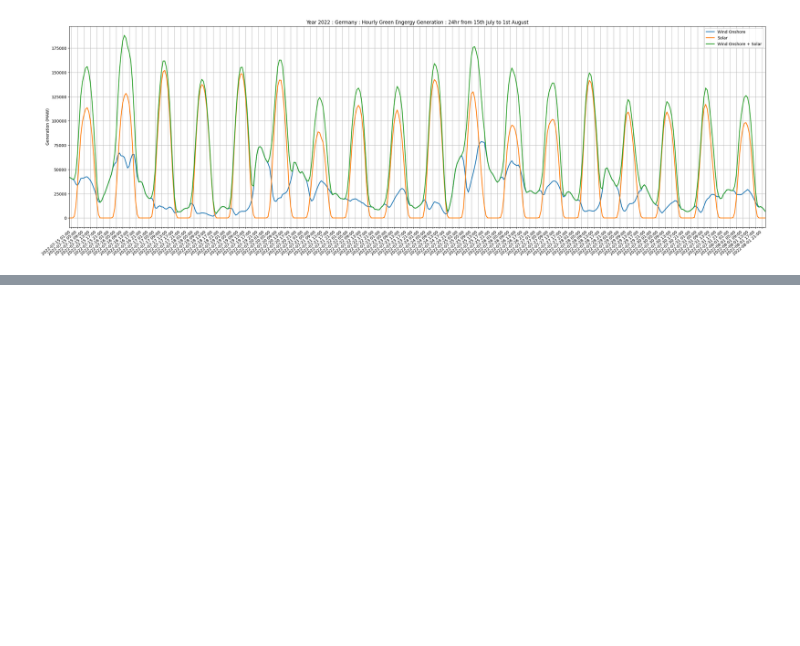
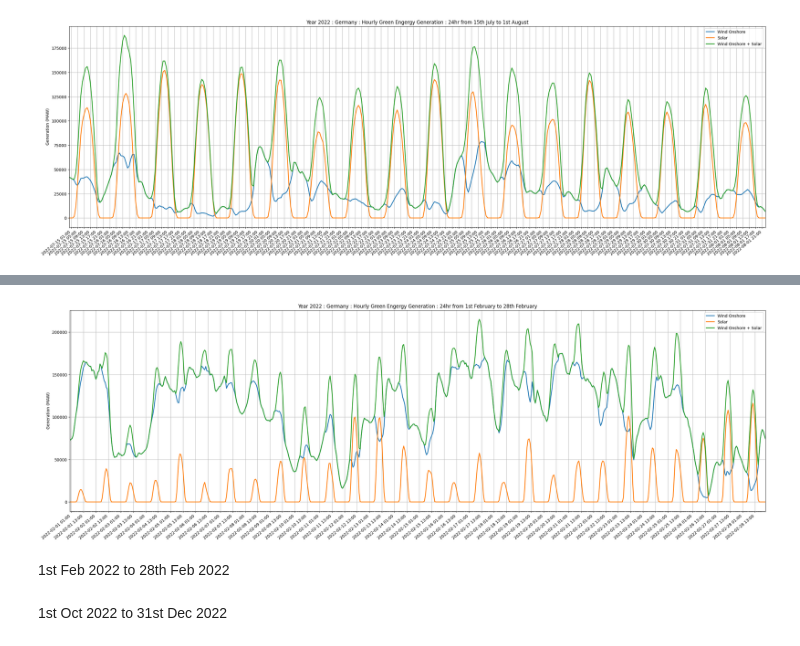
Before and after one commit to mahbubur-87/SE-Europe-Data_Challenge_Template, a Jupyter notebook: se-europe-data-challenge-data-analysis.ipynb, the cells around one changed output, grey strips where cells are left out. Saved outputs shown, nothing was run; the diff lists cells and outputs as text; code cells hidden in the pictures; blank space fills up the shorter version.

```diff
--- a/se-europe-data-challenge-data-analysis.ipynb
+++ b/se-europe-data-challenge-data-analysis.ipynb
@@ -1496,0 +1598,4 @@ for label in ax.get_xticklabels():
+# %%
+end_date = datetime.fromisoformat('2022-02-28 23:59:59+00:00')
+df_gen_2022_hourly_de_solar_feb = df_gen_2022_hourly_de_solar_feb[pd.to_datetime(df_gen_2022_hourly_de_solar_feb["StartTime"]) <= end_date]
+df_gen_2022_hourly_de_solar_feb
@@ -1496,0 +1616,4 @@ for label in ax.get_xticklabels():
+# %%
+df_gen_2022_hourly_de_solar_feb = df_gen_2022_hourly_de_solar_feb.groupby(by=["StartTime", "EndTime"])["quantity"].sum()
+df_gen_2022_hourly_de_solar_feb = df_gen_2022_hourly_de_solar_feb.reset_index()
+df_gen_2022_hourly_de_solar_feb
@@ -1496,0 +1634,3 @@ for label in ax.get_xticklabels():
+# %%
+df_gen_2022_hourly_de_wos_solar_feb = pd.concat([df_gen_2022_hourly_de_wind_onshore_feb, df_gen_2022_hourly_de_solar_feb])
+df_gen_2022_hourly_de_wos_solar_feb
@@ -1496,0 +1651,4 @@ for label in ax.get_xticklabels():
+# %%
+df_gen_2022_hourly_de_wind_onshore_solar_feb = df_gen_2022_hourly_de_wos_solar_feb.groupby(by=["StartTime", "EndTime"])["quantity"].sum()
+df_gen_2022_hourly_de_wind_onshore_solar_feb = df_gen_2022_hourly_de_wind_onshore_solar_feb.reset_index()
+df_gen_2022_hourly_de_wind_onshore_solar_feb
@@ -1496,0 +1669,37 @@ for label in ax.get_xticklabels():
+# %%
+import matplotlib.pyplot as plt
+import matplotlib.dates as mdates
+
+fig, ax = plt.subplots(figsize=(31,9))
+
+ax.plot(pd.to_datetime(df_gen_2022_hourly_de_wind_onshore_feb["StartTime"]), df_gen_2022_hourly_de_wind_onshore_feb["quantity"], lw=2, label='Wind Onshore')
+ax.plot(pd.to_datetime(df_gen_2022_hourly_de_solar_feb["StartTime"]), df_gen_2022_hourly_de_solar_feb["quantity"], lw=2, label='Solar')
+ax.plot(pd.to_datetime(df_gen_2022_hourly_de_wind_onshore_solar_feb["StartTime"]), df_gen_2022_hourly_de_wind_onshore_solar_feb["quantity"], lw=2, label='Wind Onshore + Solar')
+
+ax.legend(loc='upper right')
+ax.grid(True)
+ax.label_outer()
+ax.set_ylabel('Generation (MAW)')
+ax.set_title('Year 2022 : Germany : Hourly Green Engergy Generation : 24hr from 1st February to 28th February')
+
+ax.set_xlim(pd.to_datetime(df_gen_2022_hourly_de_wind_onshore_solar_feb.loc[0, "StartTime"]), pd.to_datetime(df_gen_2022_hourly_de_wind_onshore_solar_feb.loc[df_gen_2022_hourly_de_wind_onshore_solar_feb.shape[0] - 1, "StartTime"]))
+
+major_hourly_locator = mdates.HourLocator(interval=12)
+minor_hourly_locator = mdates.HourLocator(interval=1)
+ax.xaxis.set_major_locator(major_hourly_locator)
+ax.xaxis.set_minor_locator(minor_hourly_locator)
+
+xfmt = mdates.DateFormatter('%Y-%m-%d %H:%M')
+ax.xaxis.set_major_formatter(xfmt)
+
+# rotate_labels...
+for label in ax.get_xticklabels():
+    label.set_rotation(40)
+    label.set_horizontalalignment('right')
+#fig.autofmt_xdate()
+# %% [output]
+[figure, added]
+# %% [markdown]
+1st Feb 2022 to 28th Feb 2022
+# %% [markdown]
+1st Oct 2022 to 31st Dec 2022
```
Also changed, not shown: parts of 24 cells of this notebook.
